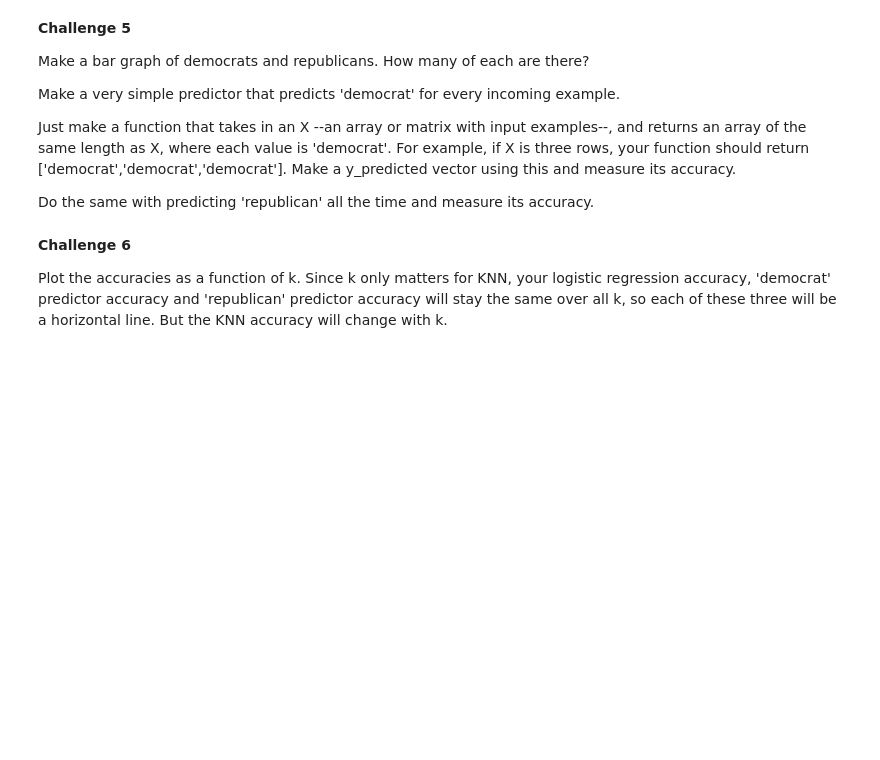
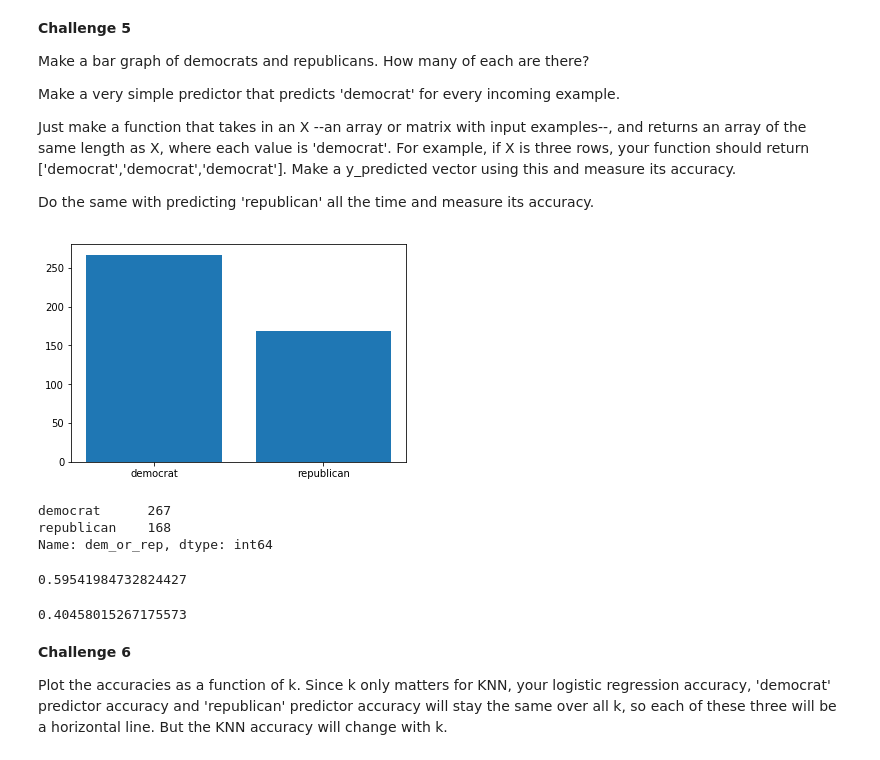
Before and after one commit to cliuless/ds_again, a Jupyter notebook: student_submissions/challenges/07_classification/igumenshcheva_arina/challenge_set_7_arina.ipynb, the cells around one changed output. Drawn from its saved outputs; the diff is of its cells as text; code cells hidden in the pictures; blank space fills up the shorter version.

```diff
--- a/student_submissions/challenges/07_classification/igumenshcheva_arina/challenge_set_7_arina.ipynb
+++ b/student_submissions/challenges/07_classification/igumenshcheva_arina/challenge_set_7_arina.ipynb
@@ -192,3 +194,13 @@ Make a very simple predictor that predicts 'democrat' for every incoming example
 Just make a function that takes in an X --an array or matrix with input examples--, and returns an array of the same length as X, where each value is 'democrat'. For example, if X is three rows, your function should return ['democrat','democrat','democrat']. Make a y_predicted vector using this and measure its accuracy.
 
 Do the same with predicting 'republican' all the time and measure its accuracy.
+# %%
+plt.bar(['democrat', 'republican'],[len(y[y == 'democrat']),len(y[y == 'republican'])]);
+# %% [output]
+[figure, added]
+# %%
+y.value_counts()
+# %% [output]
+democrat      267
+republican    168
+Name: dem_or_rep, dtype: int64
@@ -195,3 +213,17 @@ Do the same with predicting 'republican' all the time and measure its accuracy.
+# %%
+# Always-democrat model accuracy
+y_predicted = always_dem(X_test)
+accuracy_always_dem = metrics.accuracy_score(y_test, y_predicted)
+accuracy_always_dem
+# %% [output]
+0.59541984732824427
+# %%
+# Always-republican model accuracy
+y_predicted = always_rep(X_test)
+accuracy_always_rep = metrics.accuracy_score(y_test, y_predicted)
+accuracy_always_rep
+# %% [output]
+0.40458015267175573
 # %% [markdown]
 
 **Challenge 6**
```
Also changed, not shown: parts of 56 cells of this notebook.
